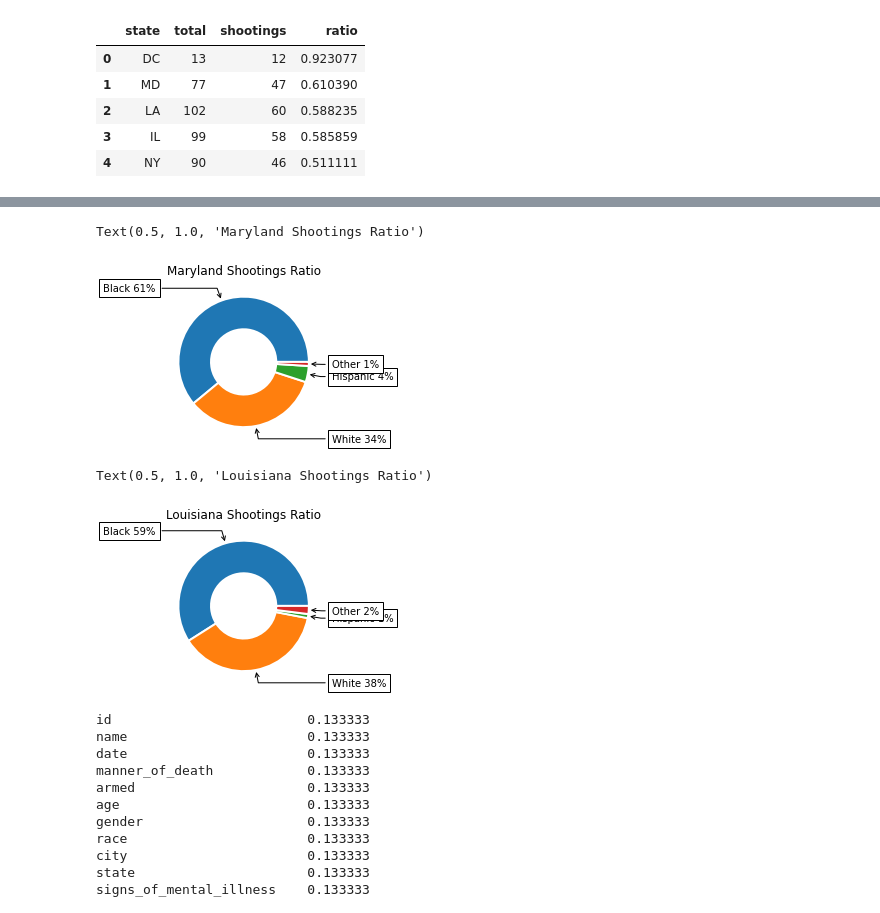
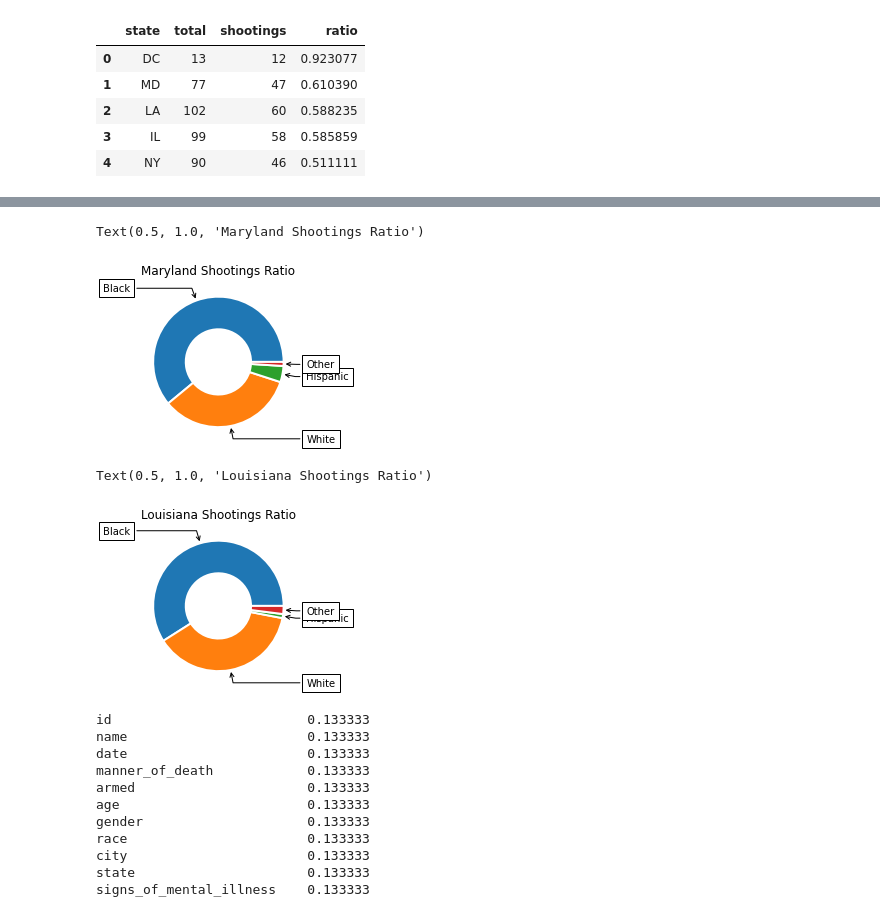
Before and after one commit to lthatch/Capstone1, a Jupyter notebook: us_police_shootings.ipynb, the cells around one changed output, grey strips where cells are left out. Saved outputs shown, nothing was run; the diff lists cells and outputs as text; code cells hidden in the pictures.

```diff
--- a/us_police_shootings.ipynb
+++ b/us_police_shootings.ipynb
@@ -242,42 +242,42 @@ m
 # %%
 # Donut plot of MD, LA, IL
 
-race_labels = ['Black', 'White', 'Hispanic', 'Other']
+race_labels_donut = ['Black', 'White', 'Hispanic', 'Other']
 size = [.61, .34, .04, .01]
 
 # my_circle = plt.Circle( (0,0), 0.6, color='white')
 # plt.pie(size, labels=race_labels, wedgeprops = { 'linewidth' : 3, 'edgecolor' : 'white' }, colors=['red','green','blue','k'])
 # p=plt.gcf()
 # p.gca().add_artist(my_circle)
 
 fig, ax = plt.subplots(figsize=(6, 3), subplot_kw=dict(aspect="equal"))
 
-race_labels = ['Black 61%', 'White 34%', 'Hispanic 4%', 'Other 1%']
+race_labels_donut1 = ['Black 61%', 'White 34%', 'Hispanic 4%', 'Other 1%']
 size = [.61, .34, .04, .01]
 
 wedges, texts = ax.pie(size, wedgeprops={'width':.5, 'edgecolor':'white', 'linewidth':2 })
 
 bbox_props = dict(boxstyle="square,pad=0.4", fc="w", ec="k")
 kw = dict(arrowprops=dict(arrowstyle="->"),
           bbox=bbox_props, zorder=0, va="center")
 
 for i, p in enumerate(wedges):
     ang = (p.theta2 - p.theta1)/2. + p.theta1
     y = np.sin(np.deg2rad(ang))
     x = np.cos(np.deg2rad(ang))
     horizontalalignment = {-1: "right", 1: "left"}[int(np.sign(x))]
     connectionstyle = "angle,angleA=0,angleB={}".format(ang)
     kw["arrowprops"].update({"connectionstyle": connectionstyle})
-    ax.annotate(race_labels[i], xy=(x, y), xytext=(1.35*np.sign(x), 1.2*y),
+    ax.annotate(race_labels_donut[i], xy=(x, y), xytext=(1.35*np.sign(x), 1.2*y),
                 horizontalalignment=horizontalalignment, **kw)
 
 ax.set_title("Maryland Shootings Ratio")
 # %% [output]
 Text(0.5, 1.0, 'Maryland Shootings Ratio')
-[figure, old version]
+[figure, new version]
 # %%
 
-race_labels = ['Black', 'White', 'Hispanic', 'Other']
+race_labels_donut = ['Black', 'White', 'Hispanic', 'Other']
 size = [.61, .34, .04, .01]
 
 # my_circle = plt.Circle( (0,0), 0.6, color='white')
@@ -287,7 +287,7 @@ size = [.61, .34, .04, .01]
 
 fig, ax = plt.subplots(figsize=(6, 3), subplot_kw=dict(aspect="equal"))
 
-race_labels = ['Black 59%', 'White 38%', 'Hispanic 1%', 'Other 2%']
+race_labels_donut2 = ['Black 59%', 'White 38%', 'Hispanic 1%', 'Other 2%']
 size = [.59, .38, .01, .02]
 
 wedges, texts = ax.pie(size, wedgeprops={'width':.5, 'edgecolor':'white', 'linewidth':2})
@@ -303,13 +303,13 @@ for i, p in enumerate(wedges):
     horizontalalignment = {-1: "right", 1: "left"}[int(np.sign(x))]
     connectionstyle = "angle,angleA=0,angleB={}".format(ang)
     kw["arrowprops"].update({"connectionstyle": connectionstyle})
-    ax.annotate(race_labels[i], xy=(x, y), xytext=(1.35*np.sign(x), 1.2*y),
+    ax.annotate(race_labels_donut[i], xy=(x, y), xytext=(1.35*np.sign(x), 1.2*y),
                 horizontalalignment=horizontalalignment, **kw)
 
 ax.set_title("Louisiana Shootings Ratio")
 # %% [output]
 Text(0.5, 1.0, 'Louisiana Shootings Ratio')
-[figure, old version]
+[figure, new version]
 # %%
 # ratio of unarmed deaths by race vs national average
 print(la_black[(la_black['armed']=='unarmed')].count()/la_black.count())
```
Also changed, not shown: parts of 5 cells of this notebook.
